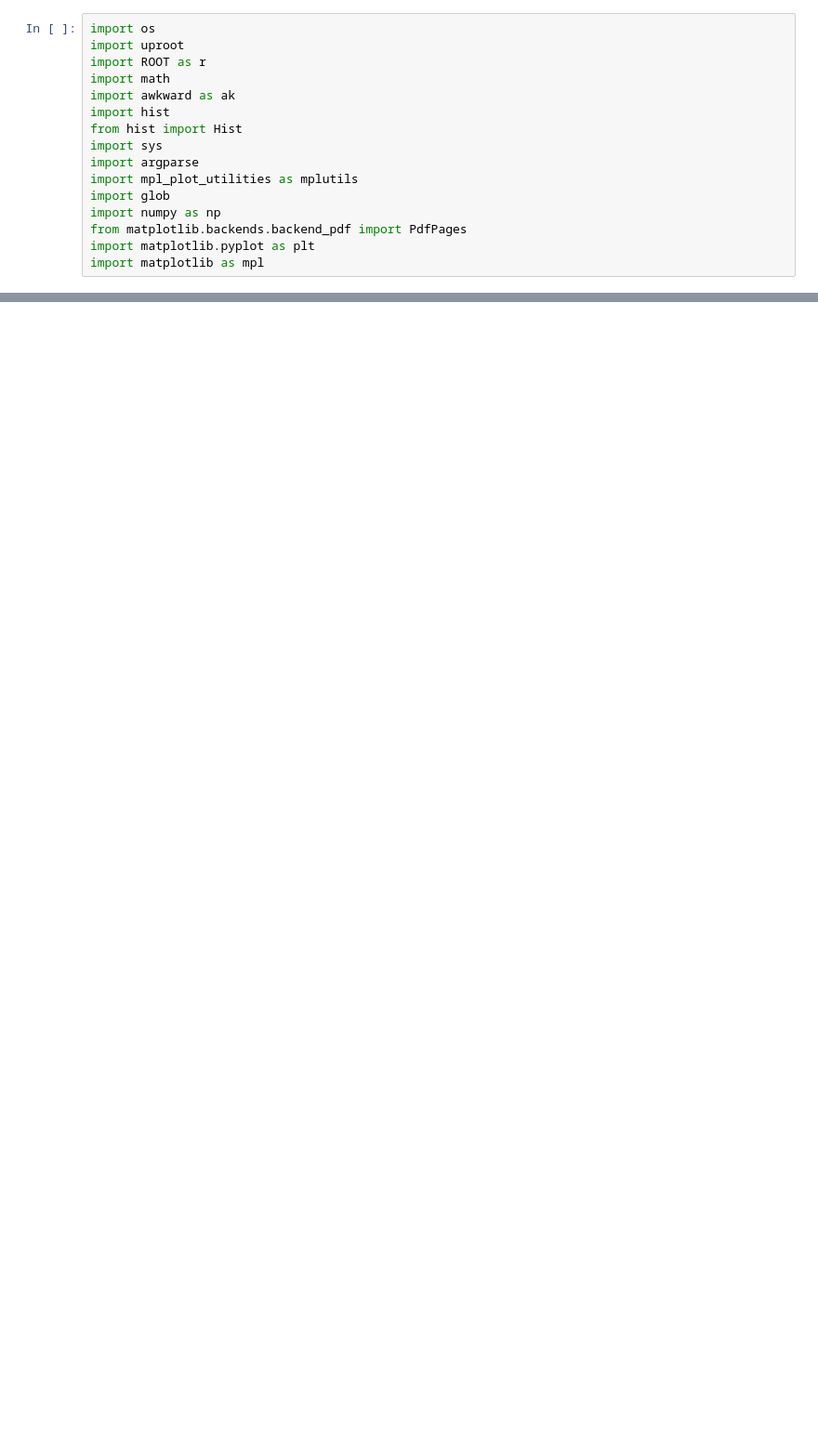
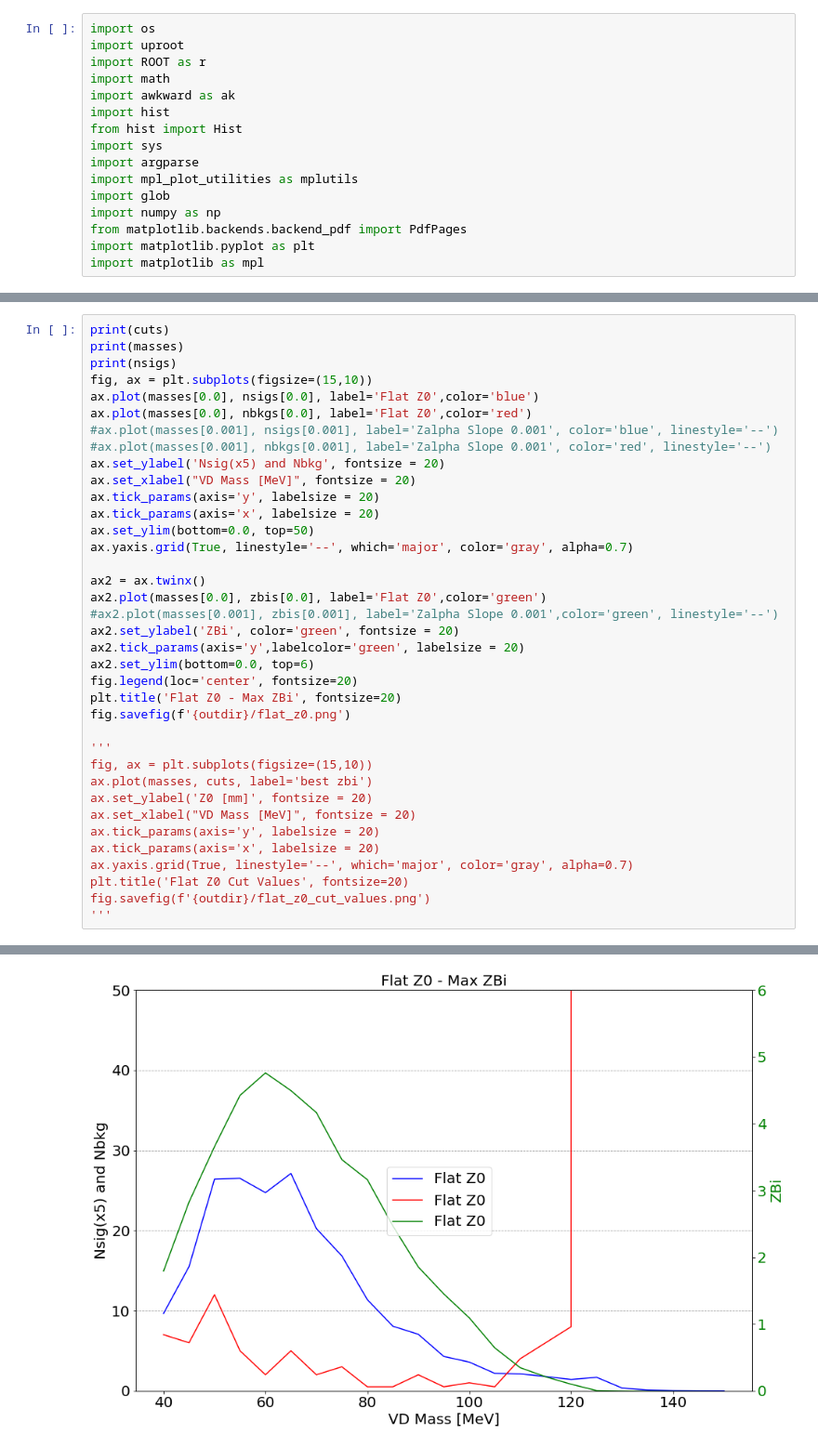
Before and after one commit to alspellm/HPS_Analysis, a Jupyter notebook: analysis/tight_selection_studies/zalpha_small/summarize_results.ipynb, the cells around one changed output, grey strips where cells are left out. Shown at 93% size. Drawn from its saved outputs; the diff is of its cells as text; blank space fills up the shorter version.

```diff
--- a/analysis/tight_selection_studies/zalpha_small/summarize_results.ipynb
+++ b/analysis/tight_selection_studies/zalpha_small/summarize_results.ipynb
@@ -129,0 +577,38 @@ pdf_all.close()
+# %%
+print(cuts)
+print(masses)
+print(nsigs)
+fig, ax = plt.subplots(figsize=(15,10))
+ax.plot(masses[0.0], nsigs[0.0], label='Flat Z0',color='blue')
+ax.plot(masses[0.0], nbkgs[0.0], label='Flat Z0',color='red')
+#ax.plot(masses[0.001], nsigs[0.001], label='Zalpha Slope 0.001', color='blue', linestyle='--')
+#ax.plot(masses[0.001], nbkgs[0.001], label='Zalpha Slope 0.001', color='red', linestyle='--')
+ax.set_ylabel('Nsig(x5) and Nbkg', fontsize = 20)
+ax.set_xlabel("VD Mass [MeV]", fontsize = 20)
+ax.tick_params(axis='y', labelsize = 20)
+ax.tick_params(axis='x', labelsize = 20)
+ax.set_ylim(bottom=0.0, top=50)
+ax.yaxis.grid(True, linestyle='--', which='major', color='gray', alpha=0.7)
+
+ax2 = ax.twinx()
+ax2.plot(masses[0.0], zbis[0.0], label='Flat Z0',color='green')
+#ax2.plot(masses[0.001], zbis[0.001], label='Zalpha Slope 0.001',color='green', linestyle='--')
+ax2.set_ylabel('ZBi', color='green', fontsize = 20)
+ax2.tick_params(axis='y',labelcolor='green', labelsize = 20)
+ax2.set_ylim(bottom=0.0, top=6)
+fig.legend(loc='center', fontsize=20)
+plt.title('Flat Z0 - Max ZBi', fontsize=20)
+fig.savefig(f'{outdir}/flat_z0.png')
+
+'''
+fig, ax = plt.subplots(figsize=(15,10))
+ax.plot(masses, cuts, label='best zbi')
+ax.set_ylabel('Z0 [mm]', fontsize = 20)
+ax.set_xlabel("VD Mass [MeV]", fontsize = 20)
+ax.tick_params(axis='y', labelsize = 20)
+ax.tick_params(axis='x', labelsize = 20)
+ax.yaxis.grid(True, linestyle='--', which='major', color='gray', alpha=0.7)
+plt.title('Flat Z0 Cut Values', fontsize=20)
+fig.savefig(f'{outdir}/flat_z0_cut_values.png')
+'''
+# %% [output]
@@ -129,0 +619 @@ pdf_all.close()
+[figure, added]
```
Also changed, not shown: parts of 7 cells of this notebook, 6 other files.
